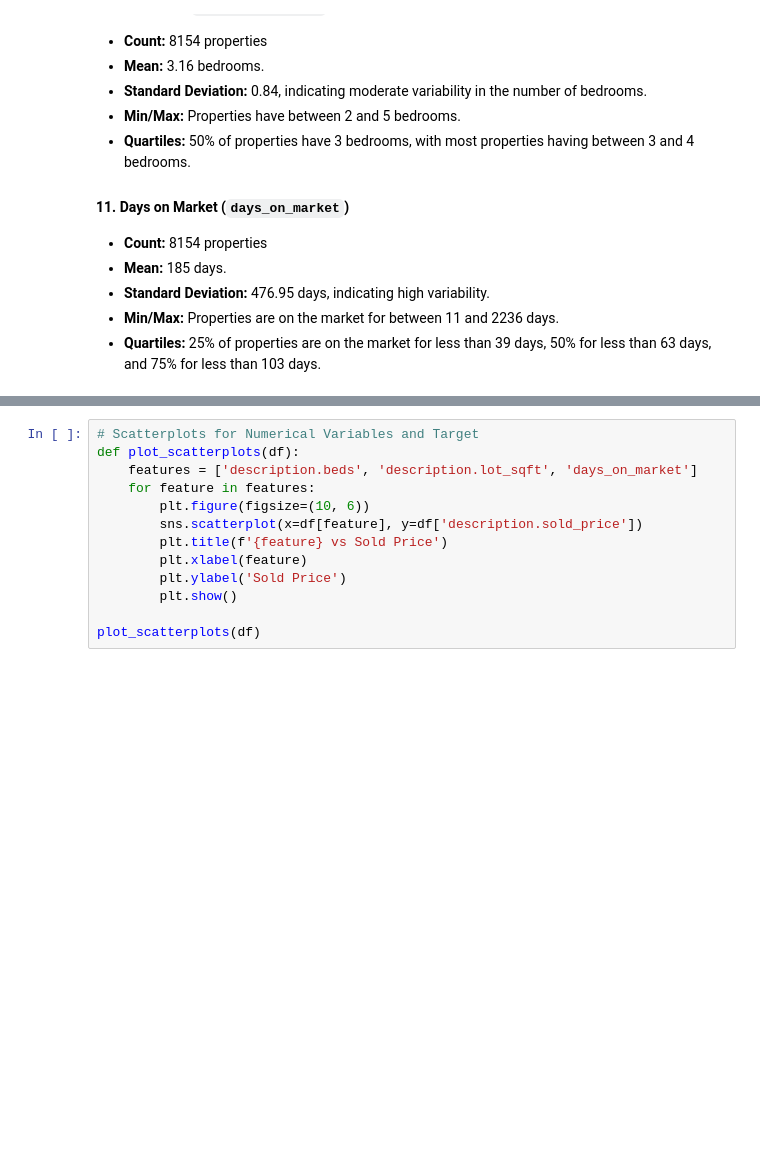
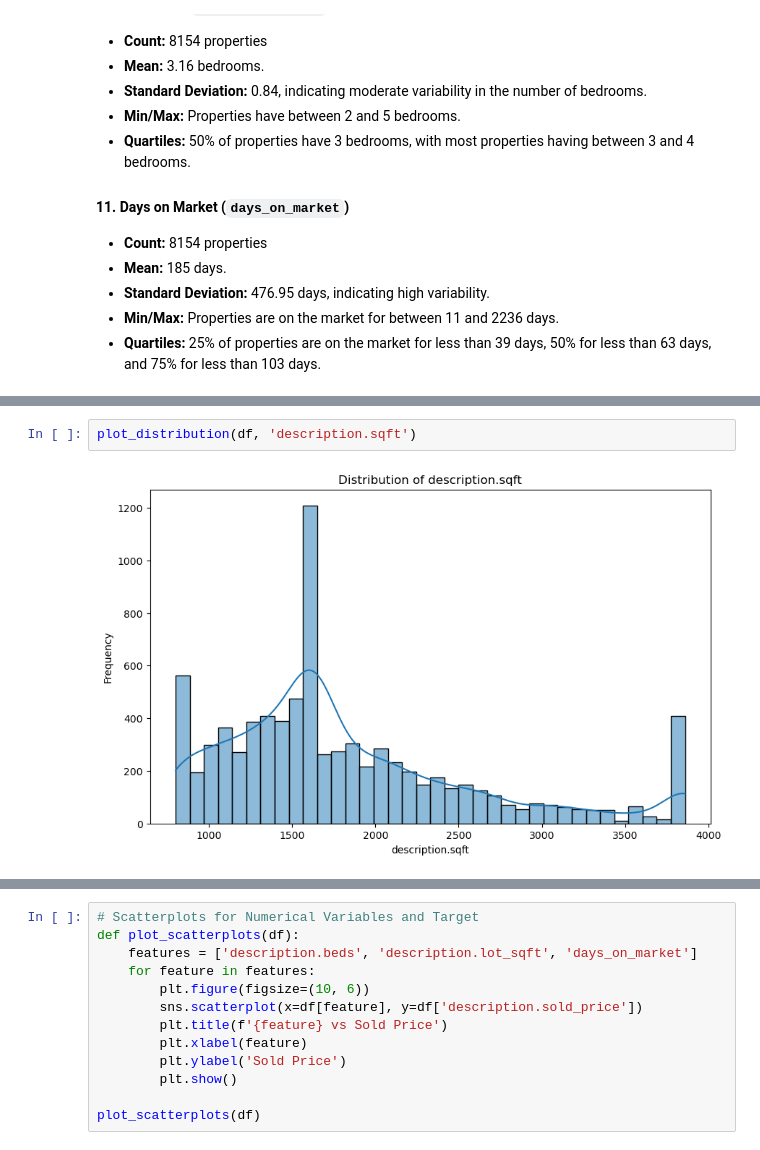
Before and after one commit to rdebullain/ML-supervised_real_estate_data, a Jupyter notebook: notebooks/1 - EDA.ipynb, the cells around one changed output, grey strips where cells are left out. Saved outputs shown, nothing was run; the diff lists cells and outputs as text; blank space fills up the shorter version.

```diff
--- a/notebooks/1 - EDA.ipynb
+++ b/notebooks/1 - EDA.ipynb
@@ -640,0 +708,4 @@ plot_distributions(df)
+# %%
+plot_distribution(df, 'description.sqft')
+# %% [output]
+[figure, added]
```
Also changed, not shown: parts of 12 cells of this notebook.
